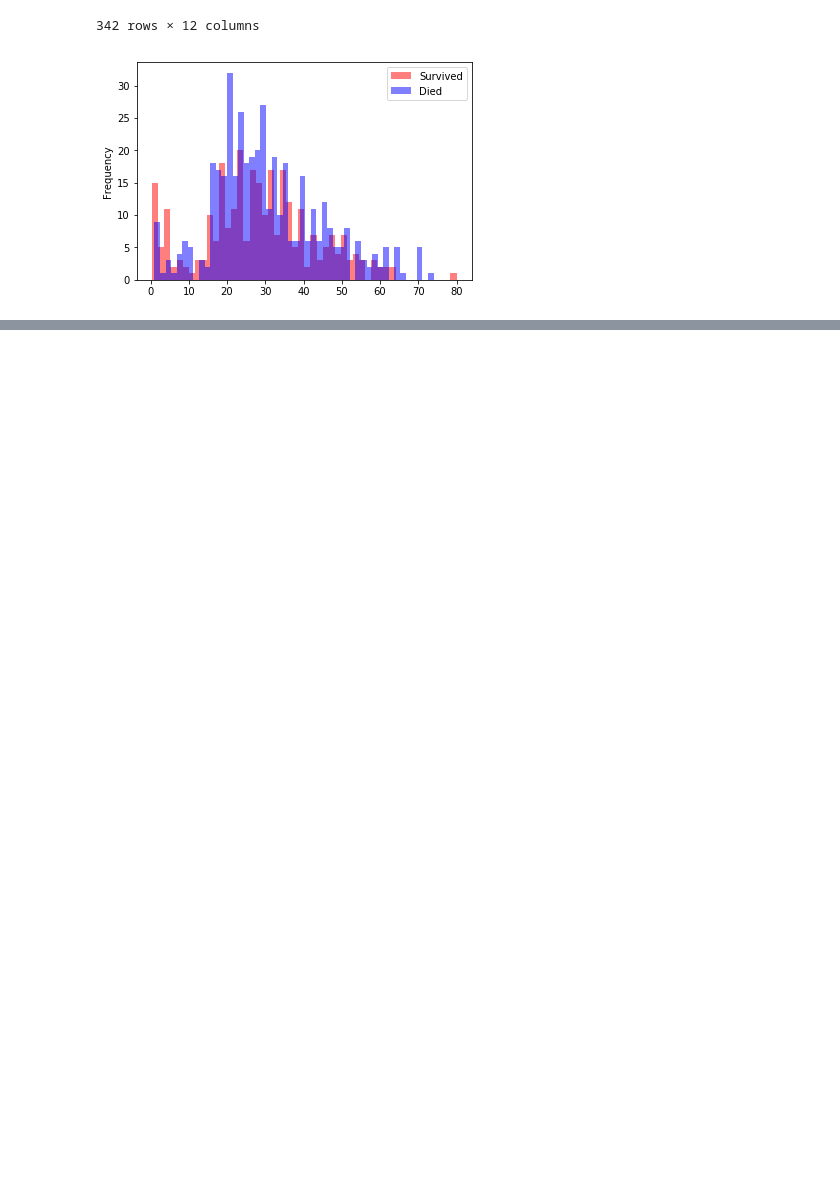
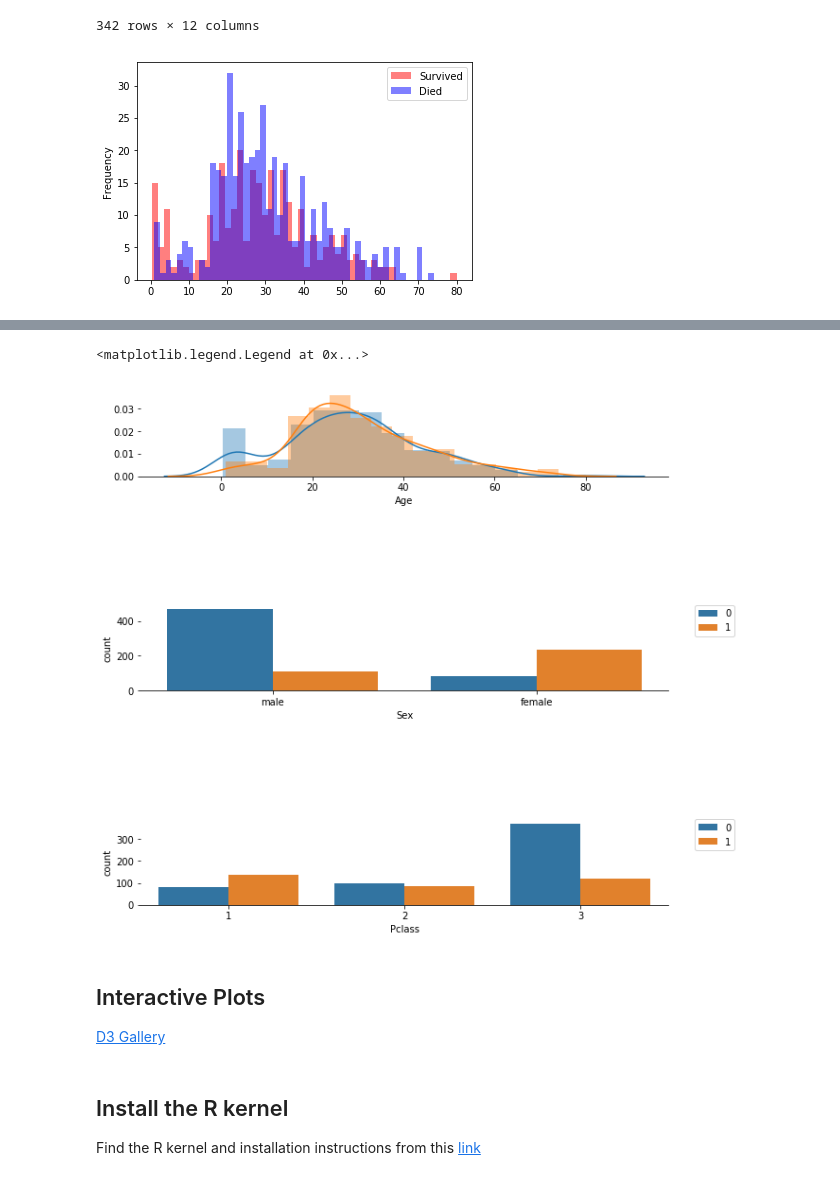
Before and after one commit to TU-Coding-Outreach-Group/cog_summer_workshops_2019, a Jupyter notebook: jupyter_introduction/jupyter_tutorial.ipynb, the cells around one changed output, grey strips where cells are left out. Saved outputs shown, nothing was run; the diff lists cells and outputs as text; code cells hidden in the pictures; blank space fills up the shorter version.

```diff
--- a/jupyter_introduction/jupyter_tutorial.ipynb
+++ b/jupyter_introduction/jupyter_tutorial.ipynb
@@ -112,0 +117,26 @@ plt.show()
+# %%
+# Demographics
+# Plot demographic information
+# Set up the matplotlib figure
+#sns.set(font_scale=1.2)
+#sns.set_style("whitegrid")
+f, axes = plt.subplots(3, 1, figsize=(10, 10), sharex=False)
+f.subplots_adjust(wspace = 10, hspace=1.5)
+sns.despine(left=True)
+sns.distplot(survived['Age'].dropna(), ax=axes[0])
+sns.distplot(died['Age'].dropna(), ax=axes[0])
+sns.countplot(train['Sex'], hue=train['Survived'], ax=axes[1])
+sns.countplot(train['Pclass'], hue=train['Survived'], ax=axes[2])
+axes[1].legend(bbox_to_anchor=(1.05, 1), loc=2, borderaxespad=0.)
+axes[2].legend(bbox_to_anchor=(1.05, 1), loc=2, borderaxespad=0.)
+# %% [output]
+<matplotlib.legend.Legend at 0x...>
+[figure, added]
+# %% [markdown]
+## Interactive Plots
+
+[D3 Gallery](https://github.com/d3/d3/wiki/Gallery)
+# %% [markdown]
+## Install the R kernel
+
+Find the R kernel and installation instructions from this [link](https://github.com/jupyter/jupyter/wiki/Jupyter-kernels)
```
Also changed, not shown: parts of 9 cells of this notebook.
